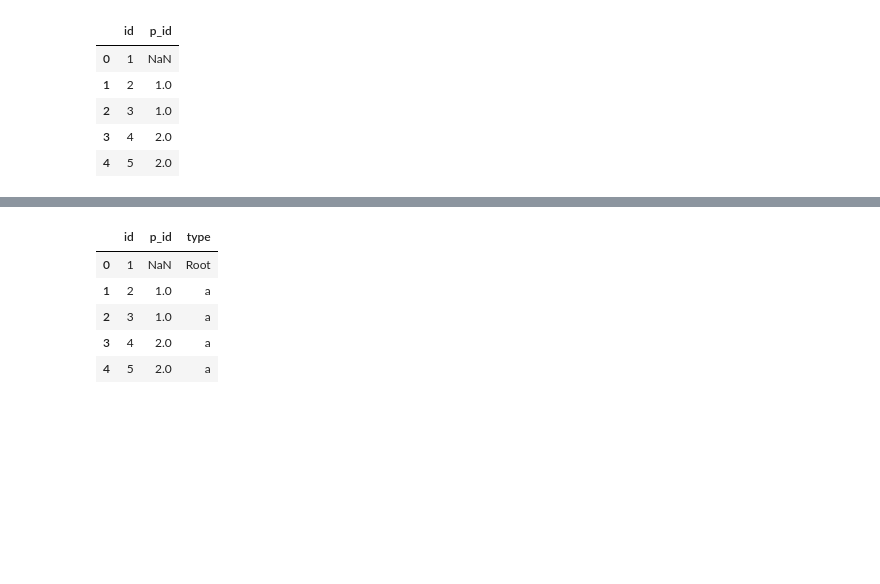
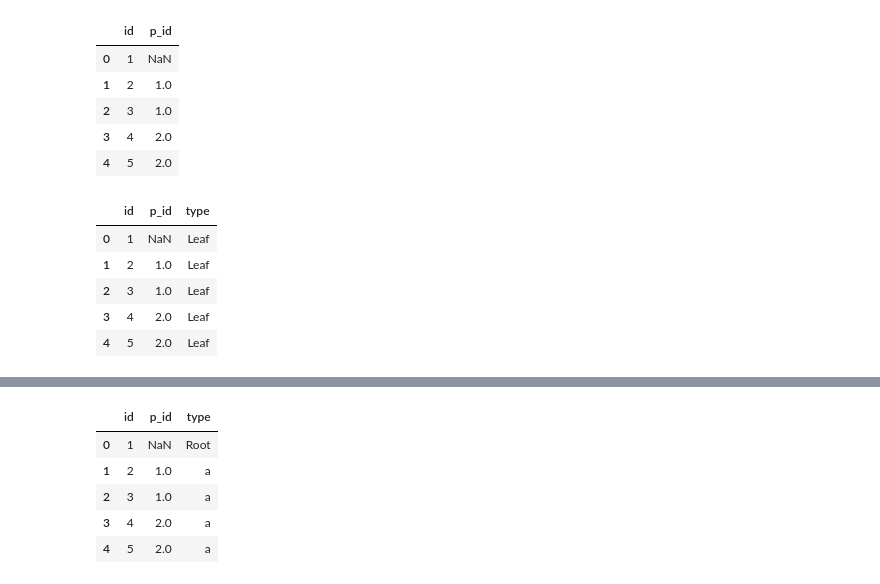
Before and after one commit to jjoseph-anderson/Data_Structures_and_Algorithms, a Jupyter notebook: Rough_Work.ipynb, the cells around one changed output, grey strips where cells are left out. Saved outputs shown, nothing was run; the diff lists cells and outputs as text; code cells hidden in the pictures; blank space fills up the shorter version.

```diff
--- a/Rough_Work.ipynb
+++ b/Rough_Work.ipynb
@@ -12,3 +12,13 @@ tree
 | 2 | 3 | 1.0 |
 | 3 | 4 | 2.0 |
 | 4 | 5 | 2.0 |
+# %%
+tree['type'] = 'Leaf'
+tree
+# %% [output]
+|  | id | p_id | type |
+| 0 | 1 | NaN | Leaf |
+| 1 | 2 | 1.0 | Leaf |
+| 2 | 3 | 1.0 | Leaf |
+| 3 | 4 | 2.0 | Leaf |
+| 4 | 5 | 2.0 | Leaf |
```
Also changed, not shown: parts of 8 cells of this notebook.
